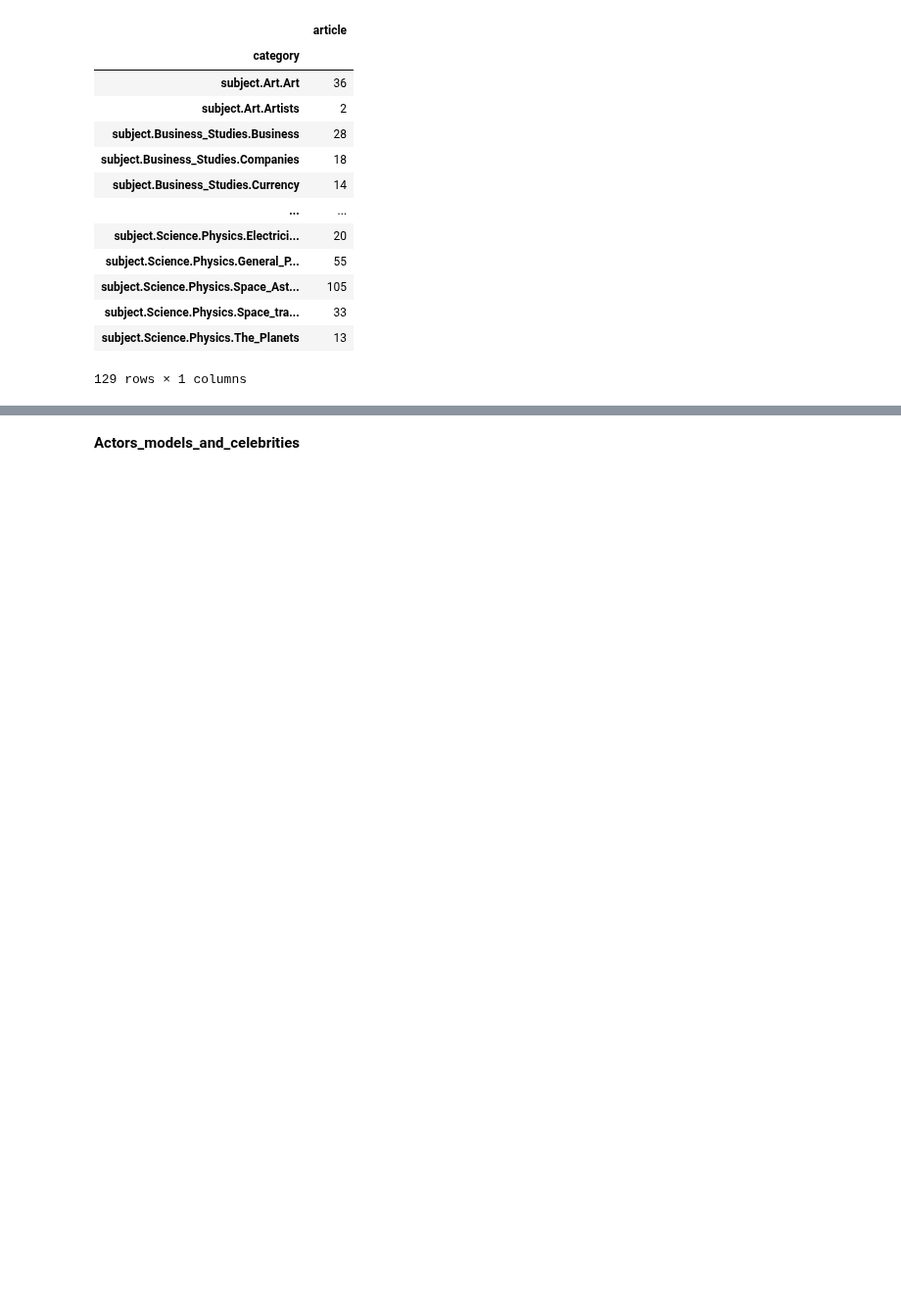
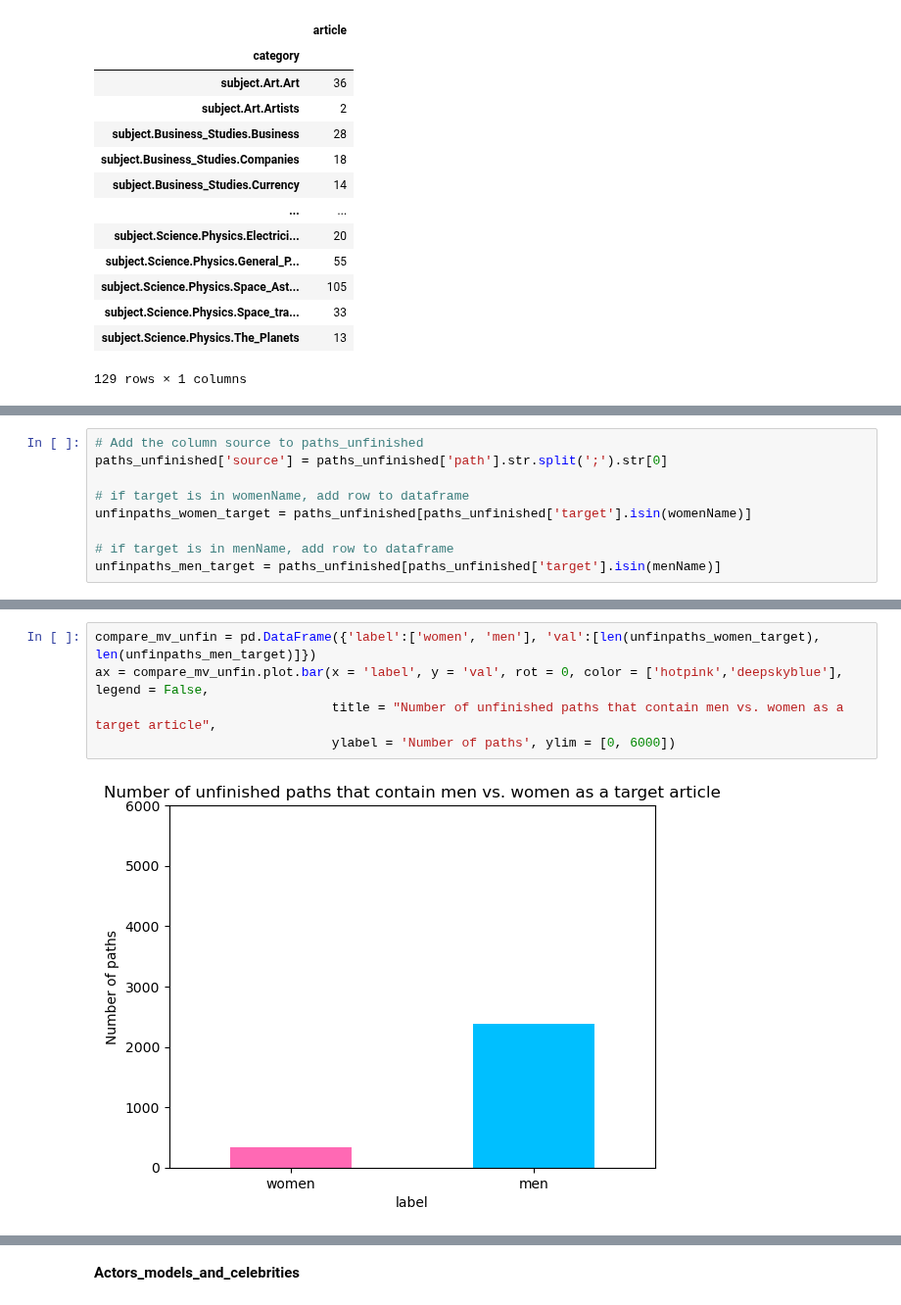
Before and after one commit to epfl-ada/ada-2022-project-metadata, a Jupyter notebook: vala.ipynb, the cells around one changed output, grey strips where cells are left out. Shown at 98% size. Drawn from its saved outputs; the diff is of its cells as text; blank space fills up the shorter version.

```diff
--- a/vala.ipynb
+++ b/vala.ipynb
@@ -279,0 +218,9 @@ The number of categories is 129
+# %%
+# Add the column source to paths_unfinished
+paths_unfinished['source'] = paths_unfinished['path'].str.split(';').str[0]
+
+# if target is in womenName, add row to dataframe
+unfinpaths_women_target = paths_unfinished[paths_unfinished['target'].isin(womenName)]
+
+# if target is in menName, add row to dataframe
+unfinpaths_men_target = paths_unfinished[paths_unfinished['target'].isin(menName)]
@@ -279,0 +233,7 @@ The number of categories is 129
+# %%
+compare_mv_unfin = pd.DataFrame({'label':['women', 'men'], 'val':[len(unfinpaths_women_target), len(unfinpaths_men_target)]})
+ax = compare_mv_unfin.plot.bar(x = 'label', y = 'val', rot = 0, color = ['hotpink','deepskyblue'], legend = False,
+                               title = "Number of unfinished paths that contain men vs. women as a target article",
+                               ylabel = 'Number of paths', ylim = [0, 6000])
+# %% [output]
+[figure, added]
```
Also changed, not shown: parts of 86 cells of this notebook.
